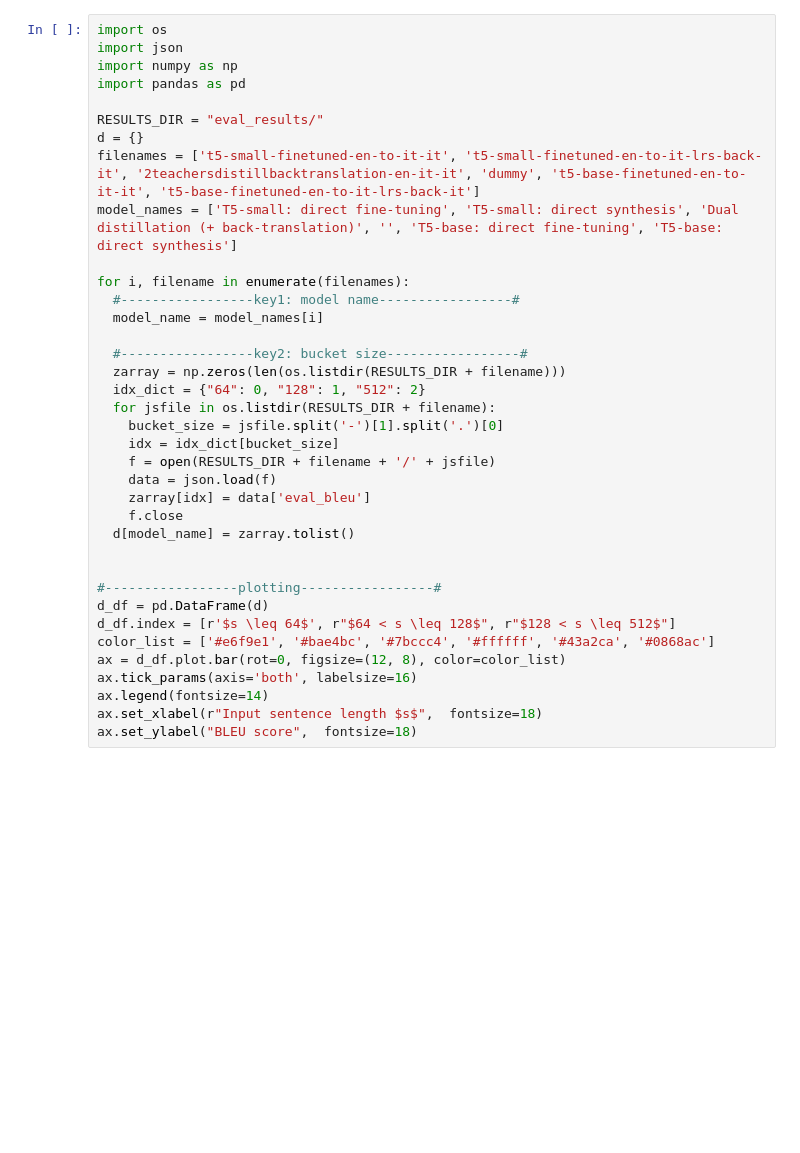
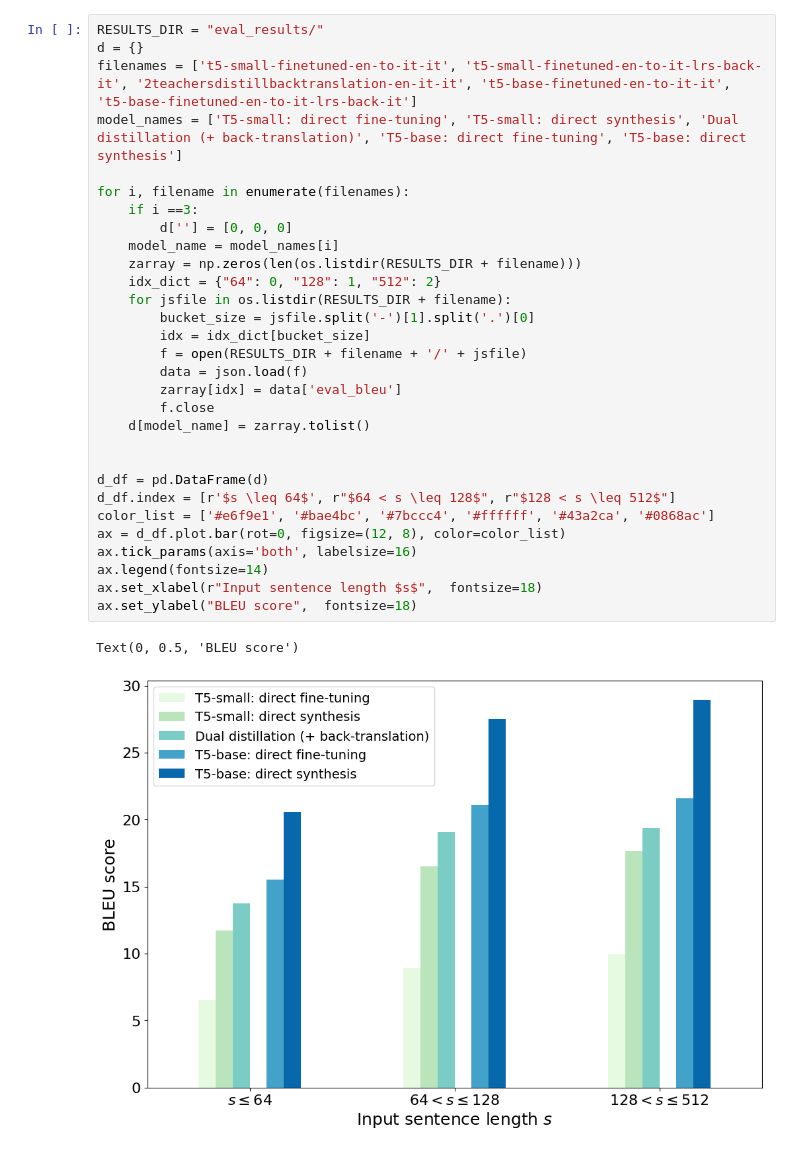
Before and after one commit to j0hngou/LRNMT, a Jupyter notebook: experiments/barplot.ipynb, the cells around one changed output. Saved outputs shown, nothing was run; the diff lists cells and outputs as text; blank space fills up the shorter version.

```diff
--- a/experiments/barplot.ipynb
+++ b/experiments/barplot.ipynb
@@ -3,37 +61,33 @@
 # %%
-import os
-import json
-import numpy as np
-import pandas as pd
-
 RESULTS_DIR = "eval_results/"
 d = {}
-filenames = ['t5-small-finetuned-en-to-it-it', 't5-small-finetuned-en-to-it-lrs-back-it', '2teachersdistillbacktranslation-en-it-it', 'dummy', 't5-base-finetuned-en-to-it-it', 't5-base-finetuned-en-to-it-lrs-back-it']
-model_names = ['T5-small: direct fine-tuning', 'T5-small: direct synthesis', 'Dual distillation (+ back-translation)', '', 'T5-base: direct fine-tuning', 'T5-base: direct synthesis']
+filenames = ['t5-small-finetuned-en-to-it-it', 't5-small-finetuned-en-to-it-lrs-back-it', '2teachersdistillbacktranslation-en-it-it', 't5-base-finetuned-en-to-it-it', 't5-base-finetuned-en-to-it-lrs-back-it']
+model_names = ['T5-small: direct fine-tuning', 'T5-small: direct synthesis', 'Dual distillation (+ back-translation)', 'T5-base: direct fine-tuning', 'T5-base: direct synthesis']
 
 for i, filename in enumerate(filenames):
-  #-----------------key1: model name-----------------#
-  model_name = model_names[i]
-
-  #-----------------key2: bucket size-----------------#
-  zarray = np.zeros(len(os.listdir(RESULTS_DIR + filename)))
-  idx_dict = {"64": 0, "128": 1, "512": 2}
-  for jsfile in os.listdir(RESULTS_DIR + filename):
-    bucket_size = jsfile.split('-')[1].split('.')[0]
-    idx = idx_dict[bucket_size]
-    f = open(RESULTS_DIR + filename + '/' + jsfile)
-    data = json.load(f)
-    zarray[idx] = data['eval_bleu']
-    f.close
-  d[model_name] = zarray.tolist()
+    if i ==3:
+        d[''] = [0, 0, 0]
+    model_name = model_names[i]
+    zarray = np.zeros(len(os.listdir(RESULTS_DIR + filename)))
+    idx_dict = {"64": 0, "128": 1, "512": 2}
+    for jsfile in os.listdir(RESULTS_DIR + filename):
+        bucket_size = jsfile.split('-')[1].split('.')[0]
+        idx = idx_dict[bucket_size]
+        f = open(RESULTS_DIR + filename + '/' + jsfile)
+        data = json.load(f)
+        zarray[idx] = data['eval_bleu']
+        f.close
+    d[model_name] = zarray.tolist()
 
 
-#-----------------plotting-----------------#
 d_df = pd.DataFrame(d)
 d_df.index = [r'$s \leq 64$', r"$64 < s \leq 128$", r"$128 < s \leq 512$"]
 color_list = ['#e6f9e1', '#bae4bc', '#7bccc4', '#ffffff', '#43a2ca', '#0868ac']
 ax = d_df.plot.bar(rot=0, figsize=(12, 8), color=color_list)
 ax.tick_params(axis='both', labelsize=16)
 ax.legend(fontsize=14)
 ax.set_xlabel(r"Input sentence length $s$",  fontsize=18)
 ax.set_ylabel("BLEU score",  fontsize=18)
+# %% [output]
+Text(0, 0.5, 'BLEU score')
+[figure, added]
```
Also changed, not shown: parts of 2 cells of this notebook.
